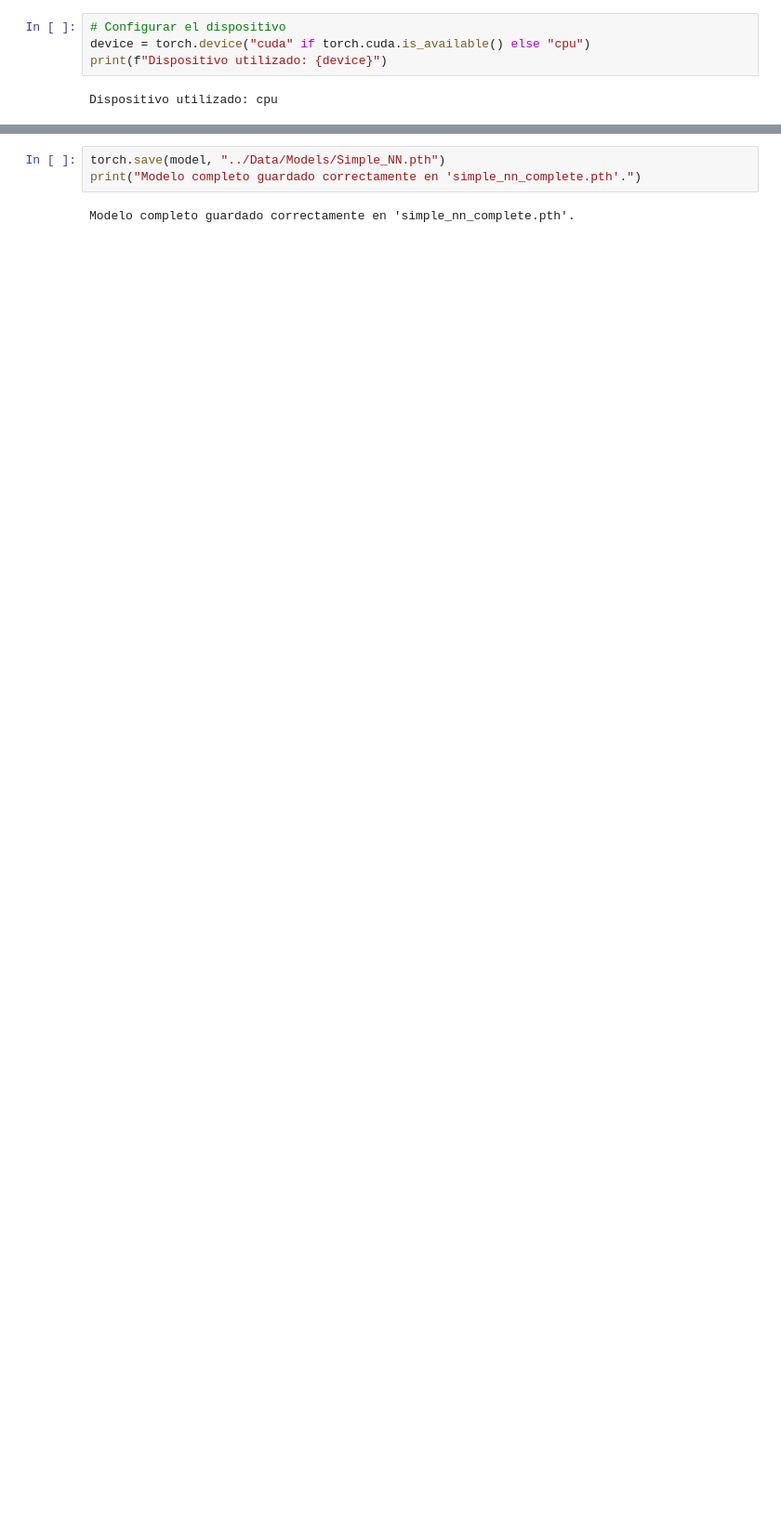
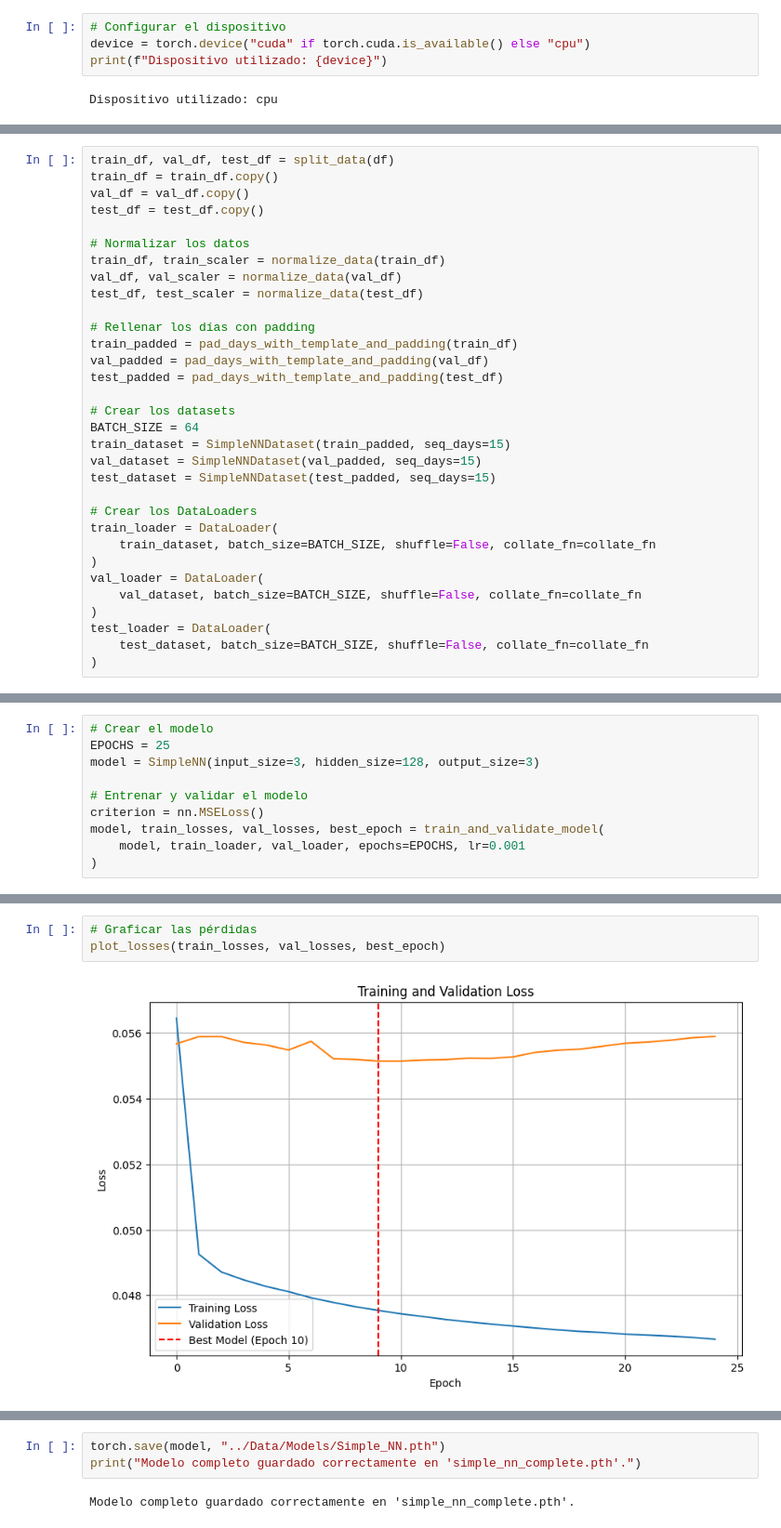
Before and after one commit to Usytwm/Human-Mobility-Prediction-Thesis, a Jupyter notebook: notebooks/SimpleNN.ipynb, the cells around one changed output, grey strips where cells are left out. Shown at 93% size. Cells and saved outputs as stored; diff of their text form; blank space fills up the shorter version.

```diff
--- a/notebooks/SimpleNN.ipynb
+++ b/notebooks/SimpleNN.ipynb
@@ -239 +225,33 @@ class SimpleNN(nn.Module):
+# %%
+train_df, val_df, test_df = split_data(df)
+train_df = train_df.copy()
+val_df = val_df.copy()
+test_df = test_df.copy()
+
+# Normalizar los datos
+train_df, train_scaler = normalize_data(train_df)
+val_df, val_scaler = normalize_data(val_df)
+test_df, test_scaler = normalize_data(test_df)
+
+# Rellenar los días con padding
+train_padded = pad_days_with_template_and_padding(train_df)
+val_padded = pad_days_with_template_and_padding(val_df)
+test_padded = pad_days_with_template_and_padding(test_df)
+
+# Crear los datasets
+BATCH_SIZE = 64
+train_dataset = SimpleNNDataset(train_padded, seq_days=15)
+val_dataset = SimpleNNDataset(val_padded, seq_days=15)
+test_dataset = SimpleNNDataset(test_padded, seq_days=15)
+
+# Crear los DataLoaders
+train_loader = DataLoader(
+    train_dataset, batch_size=BATCH_SIZE, shuffle=False, collate_fn=collate_fn
+)
+val_loader = DataLoader(
+    val_dataset, batch_size=BATCH_SIZE, shuffle=False, collate_fn=collate_fn
+)
+test_loader = DataLoader(
+    test_dataset, batch_size=BATCH_SIZE, shuffle=False, collate_fn=collate_fn
+)
 # %%
@@ -312,0 +377,10 @@ Epoch [30/30], Train Loss: 0.0169, Val Loss: 0.0394
+# %%
+# Crear el modelo
+EPOCHS = 25
+model = SimpleNN(input_size=3, hidden_size=128, output_size=3)
+
+# Entrenar y validar el modelo
+criterion = nn.MSELoss()
+model, train_losses, val_losses, best_epoch = train_and_validate_model(
+    model, train_loader, val_loader, epochs=EPOCHS, lr=0.001
+)
@@ -312,0 +405,5 @@ Epoch [30/30], Train Loss: 0.0169, Val Loss: 0.0394
+# %%
+# Graficar las pérdidas
+plot_losses(train_losses, val_losses, best_epoch)
+# %% [output]
+[figure, added]
```
Also changed, not shown: parts of 19 cells of this notebook, 5 other files.
